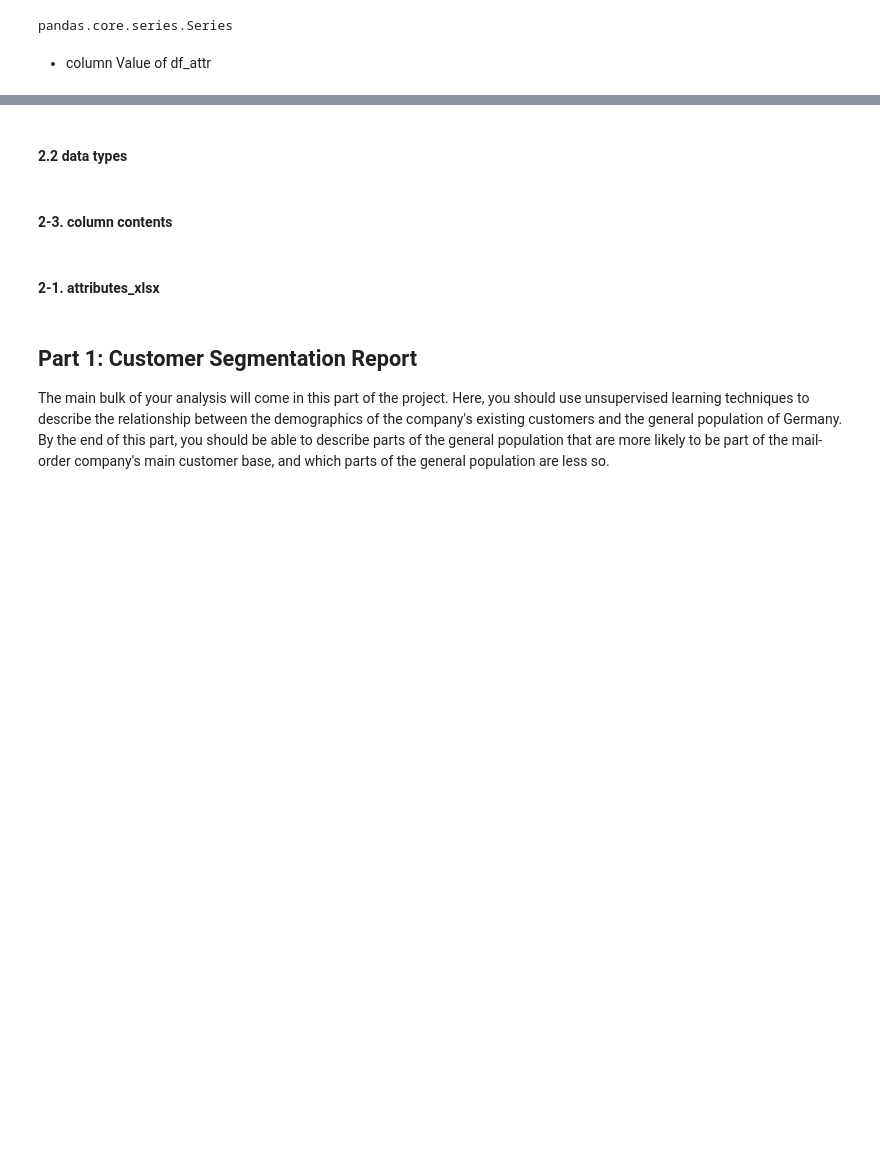
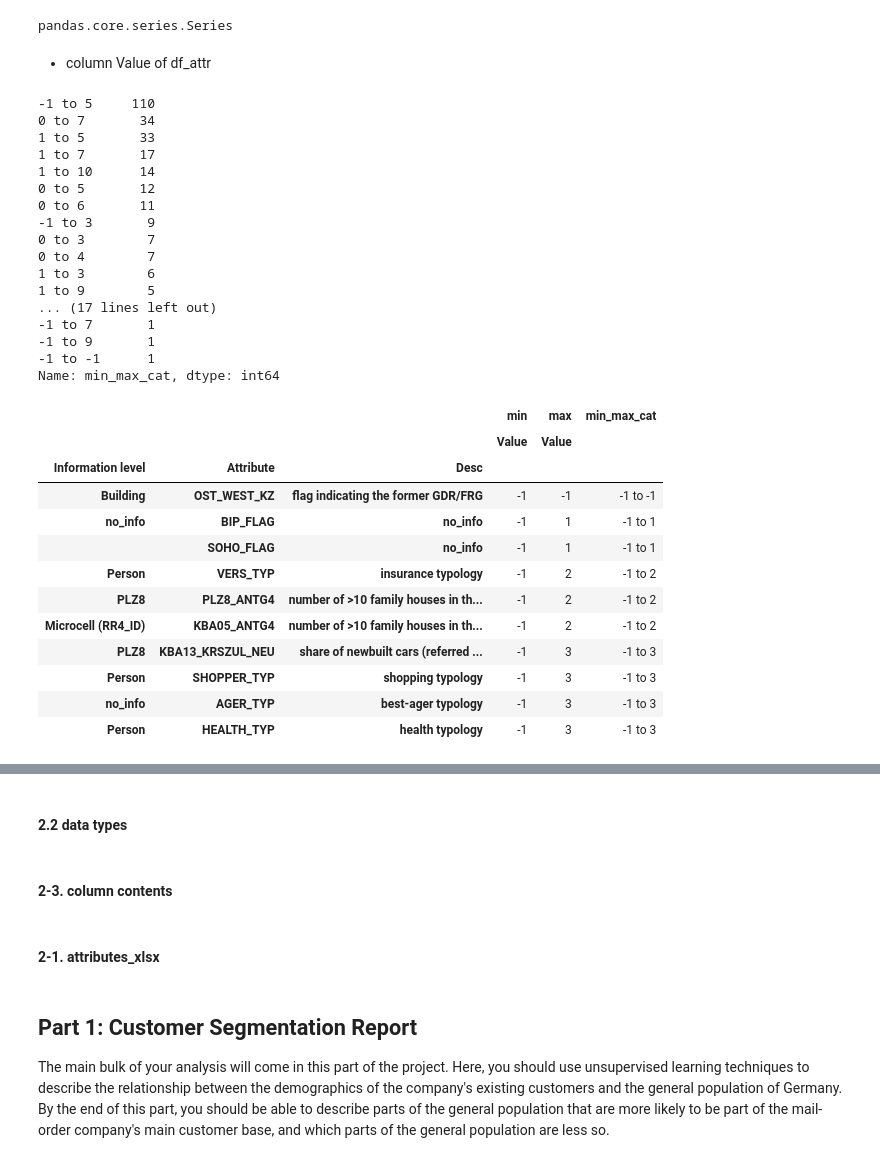
Before and after one commit to jaeyoun-chang/u_city_capstone, a Jupyter notebook: Arvato Project Workbook.ipynb, the cells around one changed output, grey strips where cells are left out. Saved outputs shown, nothing was run; the diff lists cells and outputs as text; code cells hidden in the pictures; blank space fills up the shorter version.

```diff
--- a/Arvato Project Workbook.ipynb
+++ b/Arvato Project Workbook.ipynb
@@ -439,24 +439,59 @@ pandas.core.series.Series
 # %%
 '''
 numeric data of column Value
 '''
 # df_attr_num with only numeric values in Value
 df_attr_num = df_attr.copy()
 df_attr_num['D_type'] = df_attr.Value.map(type)
 df_attr_num = df_attr_num[df_attr_num['D_type'] == int]
 
 # add Desc and Information level
-df_attr_num = vlookup(df_attr_num, df_feature, 'Attribute', 'Desc', 'no_info')
-df_attr_num = vlookup(df_attr_num, df_feature, 'Attribute', 'Information level', 'no_info')
+df_attr_num = vlookup(df_attr_num, df_feature, 'Attribute', nan_val = 'no_info')
 
 # summary of numeric data of Value
 pv_attr_num = pd.pivot_table(
     df_attr_num,
     index = ['Information level', 'Attribute', 'Desc'],
     values = 'Value',
     aggfunc = [min, max]
     )
+
+pv_attr_num['min_max_cat'] = pv_attr_num['min'].astype(str) + ' to ' + pv_attr_num['max'].astype(str)
+pv_attr_num = pv_attr_num.sort_values(by = 'min_max_cat')
+
+print (pv_attr_num.min_max_cat.value_counts())
 pv_attr_num.head(10)
+# %% [output]
+-1 to 5     110
+0 to 7       34
+1 to 5       33
+1 to 7       17
+1 to 10      14
+0 to 5       12
+0 to 6       11
+-1 to 3       9
+0 to 3        7
+0 to 4        7
+1 to 3        6
+1 to 9        5
+... (17 lines left out)
+-1 to 7       1
+-1 to 9       1
+-1 to -1      1
+Name: min_max_cat, dtype: int64
+|  |  |  | min | max | min_max_cat |
+|  |  |  | Value | Value |  |
+| Information level | Attribute | Desc |  |  |  |
+| Building | OST_WEST_KZ | flag indicating the former GDR/FRG | -1 | -1 | -1 to -1 |
+| no_info | BIP_FLAG | no_info | -1 | 1 | -1 to 1 |
+|  | SOHO_FLAG | no_info | -1 | 1 | -1 to 1 |
+| Person | VERS_TYP | insurance typology | -1 | 2 | -1 to 2 |
+| PLZ8 | PLZ8_ANTG4 | number of >10 family houses in th... | -1 | 2 | -1 to 2 |
+| Microcell (RR4_ID) | KBA05_ANTG4 | number of >10 family houses in th... | -1 | 2 | -1 to 2 |
+| PLZ8 | KBA13_KRSZUL_NEU | share of newbuilt cars (referred ... | -1 | 3 | -1 to 3 |
+| Person | SHOPPER_TYP | shopping typology | -1 | 3 | -1 to 3 |
+| no_info | AGER_TYP | best-ager typology | -1 | 3 | -1 to 3 |
+| Person | HEALTH_TYP | health typology | -1 | 3 | -1 to 3 |
 # %%
 '''
 understand all numeric data of column Value one by one
```
Also changed, not shown: parts of 4 cells of this notebook, 1 other file.
